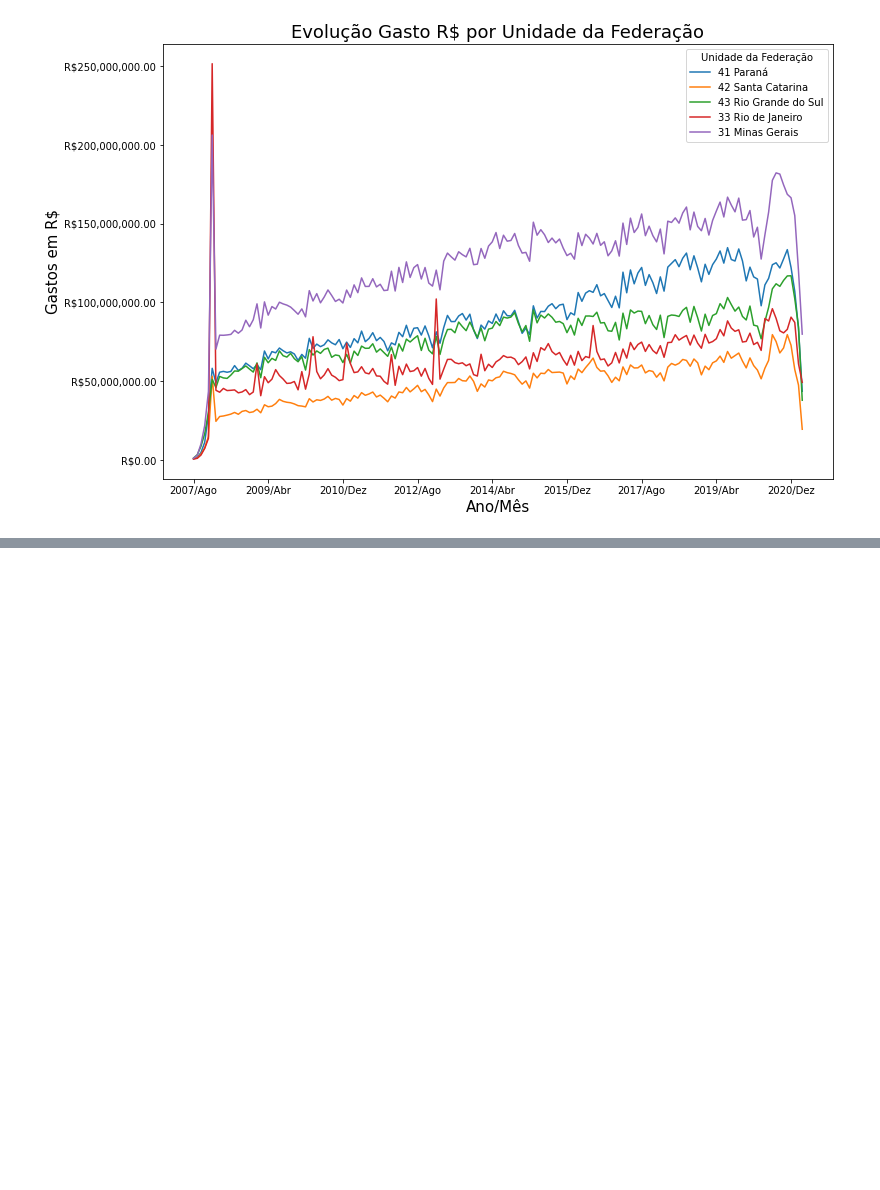
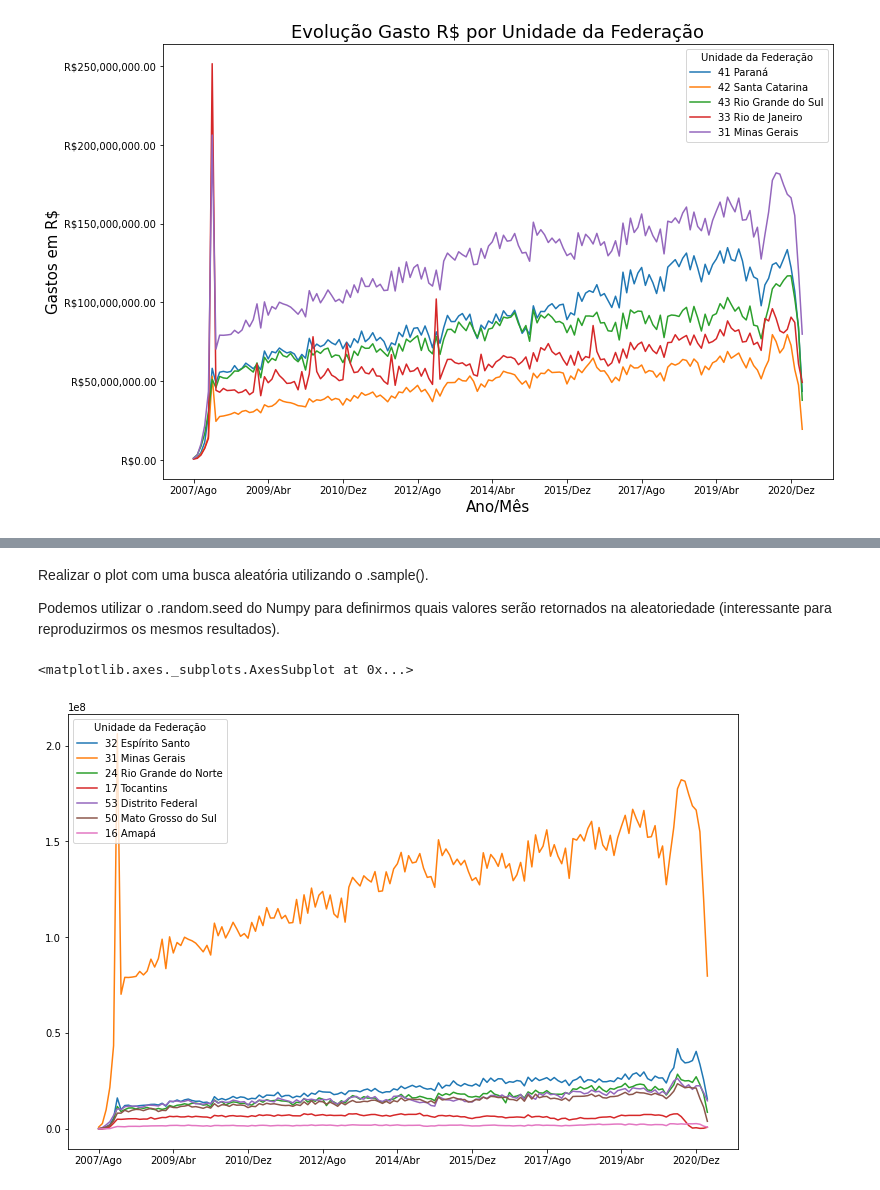
Before and after one commit to gustavolq/Bootcamp-DataScience-Alura, a Jupyter notebook: Modulo_01/Aulas/Analisando_Dados_Saude.ipynb, the cells around one changed output, grey strips where cells are left out. Saved outputs shown, nothing was run; the diff lists cells and outputs as text; code cells hidden in the pictures; blank space fills up the shorter version.

```diff
--- a/Modulo_01/Aulas/Analisando_Dados_Saude.ipynb
+++ b/Modulo_01/Aulas/Analisando_Dados_Saude.ipynb
@@ -308,0 +339,12 @@ plt.show()
+# %% [markdown]
+Realizar o plot com uma busca aleatória utilizando o .sample().
+
+Podemos utilizar o .random.seed do Numpy para definirmos quais valores serão retornados na aleatoriedade (interessante para reproduzirmos os mesmos resultados).
+# %%
+import numpy as np
+np.random.seed(687942)
+
+usaveis.sample(n = 7).T.plot(figsize = (12,8))
+# %% [output]
+<matplotlib.axes._subplots.AxesSubplot at 0x...>
+[figure, added]
```
Also changed, not shown: parts of 47 cells of this notebook.
